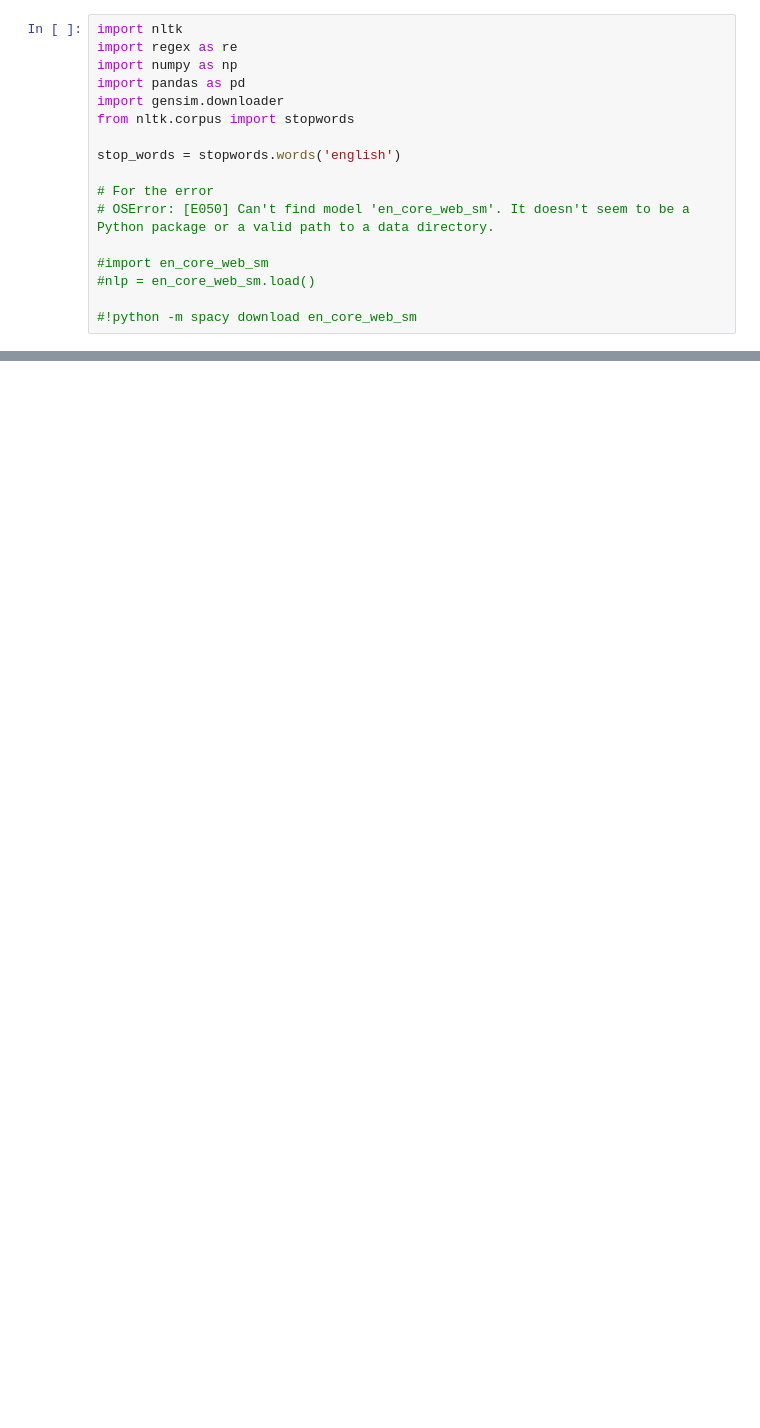
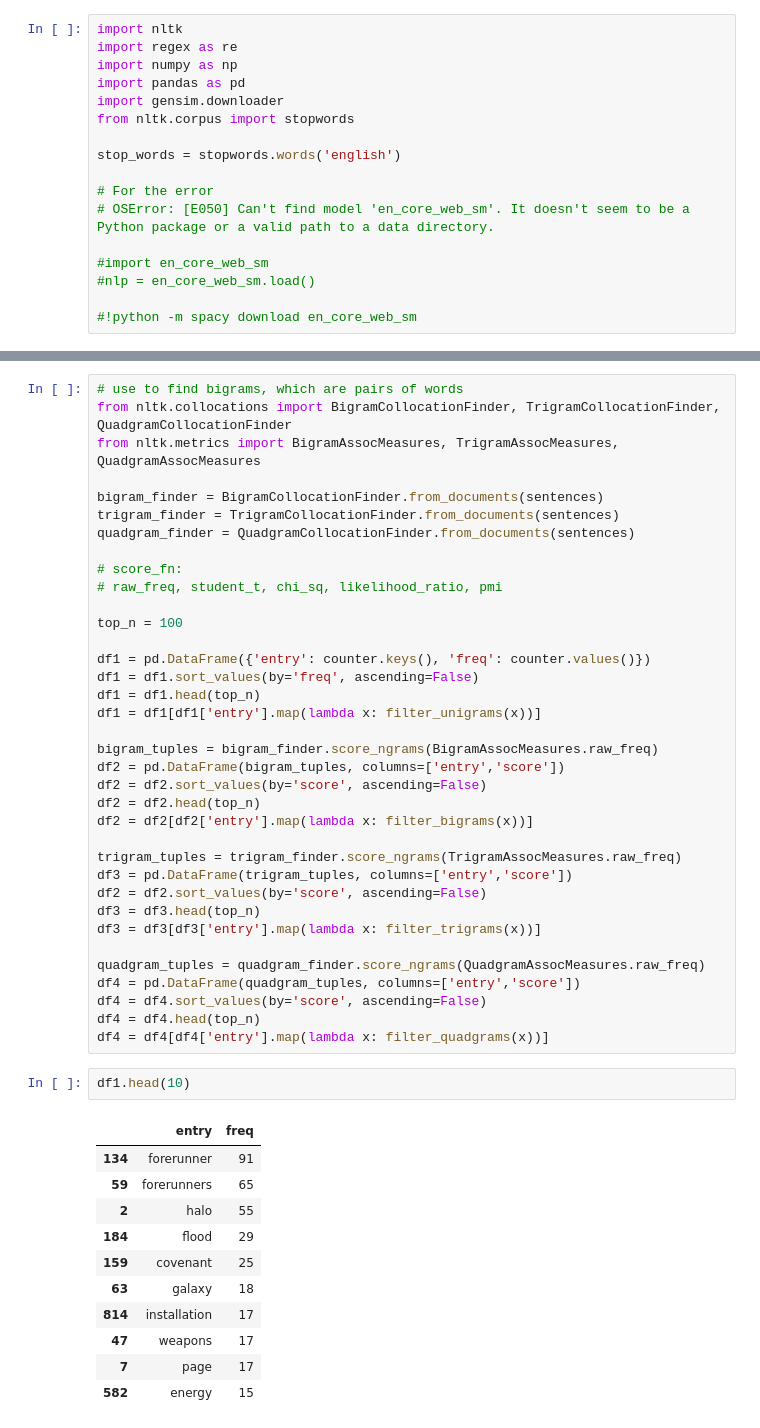
Before and after one commit to suhren/keyword, a Jupyter notebook: generation.ipynb, the cells around one changed output, grey strips where cells are left out. Saved outputs shown, nothing was run; the diff lists cells and outputs as text; blank space fills up the shorter version.

```diff
--- a/generation.ipynb
+++ b/generation.ipynb
@@ -367,0 +119,50 @@ counts.shape
+# %%
+# use to find bigrams, which are pairs of words
+from nltk.collocations import BigramCollocationFinder, TrigramCollocationFinder, QuadgramCollocationFinder
+from nltk.metrics import BigramAssocMeasures, TrigramAssocMeasures, QuadgramAssocMeasures
+
+bigram_finder = BigramCollocationFinder.from_documents(sentences)
+trigram_finder = TrigramCollocationFinder.from_documents(sentences)
+quadgram_finder = QuadgramCollocationFinder.from_documents(sentences)
+
+# score_fn:
+# raw_freq, student_t, chi_sq, likelihood_ratio, pmi
+
+top_n = 100
+
+df1 = pd.DataFrame({'entry': counter.keys(), 'freq': counter.values()})
+df1 = df1.sort_values(by='freq', ascending=False)
+df1 = df1.head(top_n)
+df1 = df1[df1['entry'].map(lambda x: filter_unigrams(x))]
+
+bigram_tuples = bigram_finder.score_ngrams(BigramAssocMeasures.raw_freq)
+df2 = pd.DataFrame(bigram_tuples, columns=['entry','score'])
+df2 = df2.sort_values(by='score', ascending=False)
+df2 = df2.head(top_n)
+df2 = df2[df2['entry'].map(lambda x: filter_bigrams(x))]
+
+trigram_tuples = trigram_finder.score_ngrams(TrigramAssocMeasures.raw_freq)
+df3 = pd.DataFrame(trigram_tuples, columns=['entry','score'])
+df2 = df2.sort_values(by='score', ascending=False)
+df3 = df3.head(top_n)
+df3 = df3[df3['entry'].map(lambda x: filter_trigrams(x))]
+
+quadgram_tuples = quadgram_finder.score_ngrams(QuadgramAssocMeasures.raw_freq)
+df4 = pd.DataFrame(quadgram_tuples, columns=['entry','score'])
+df4 = df4.sort_values(by='score', ascending=False)
+df4 = df4.head(top_n)
+df4 = df4[df4['entry'].map(lambda x: filter_quadgrams(x))]
+# %%
+df1.head(10)
+# %% [output]
+|  | entry | freq |
+| 134 | forerunner | 91 |
+| 59 | forerunners | 65 |
+| 2 | halo | 55 |
+| 184 | flood | 29 |
+| 159 | covenant | 25 |
+| 63 | galaxy | 18 |
+| 814 | installation | 17 |
+| 47 | weapons | 17 |
+| 7 | page | 17 |
+| 582 | energy | 15 |
```
Also changed, not shown: parts of 52 cells of this notebook, 4 other files.
